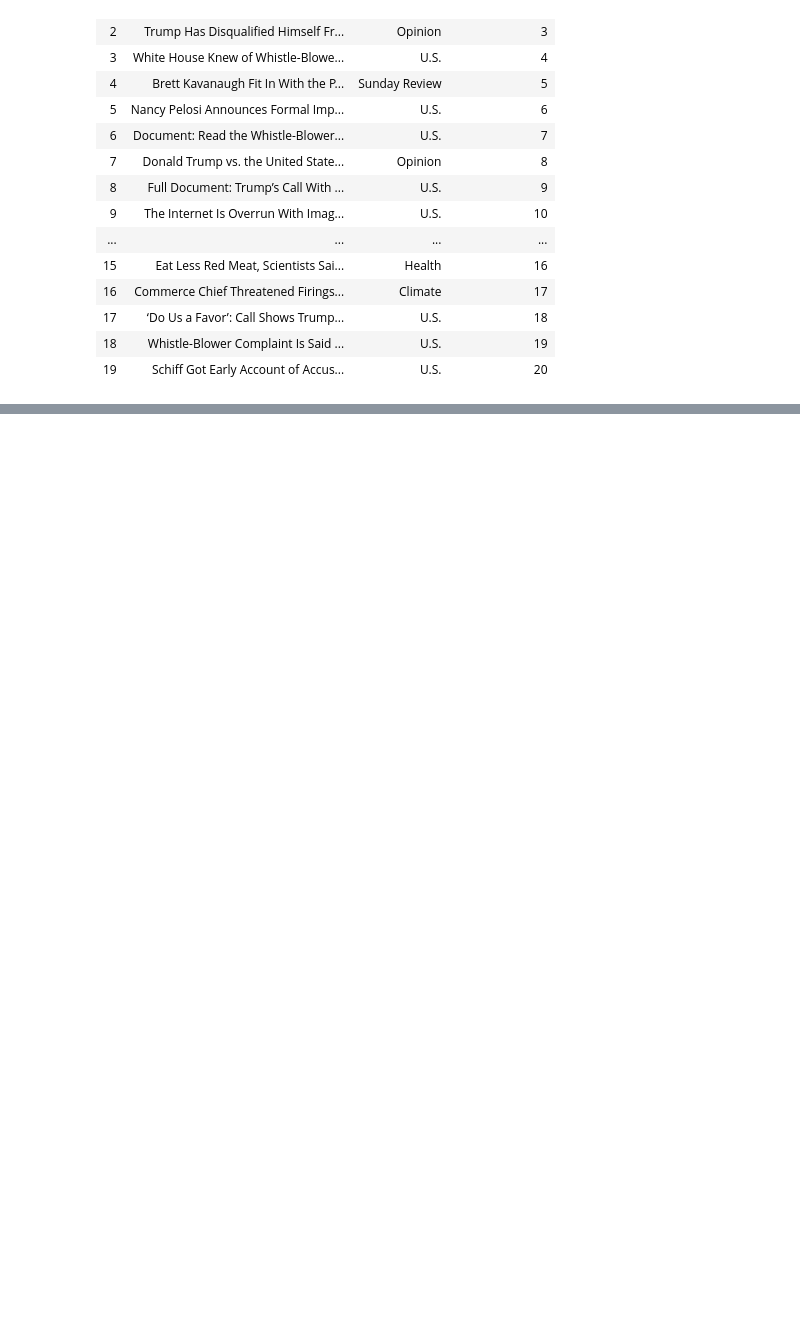
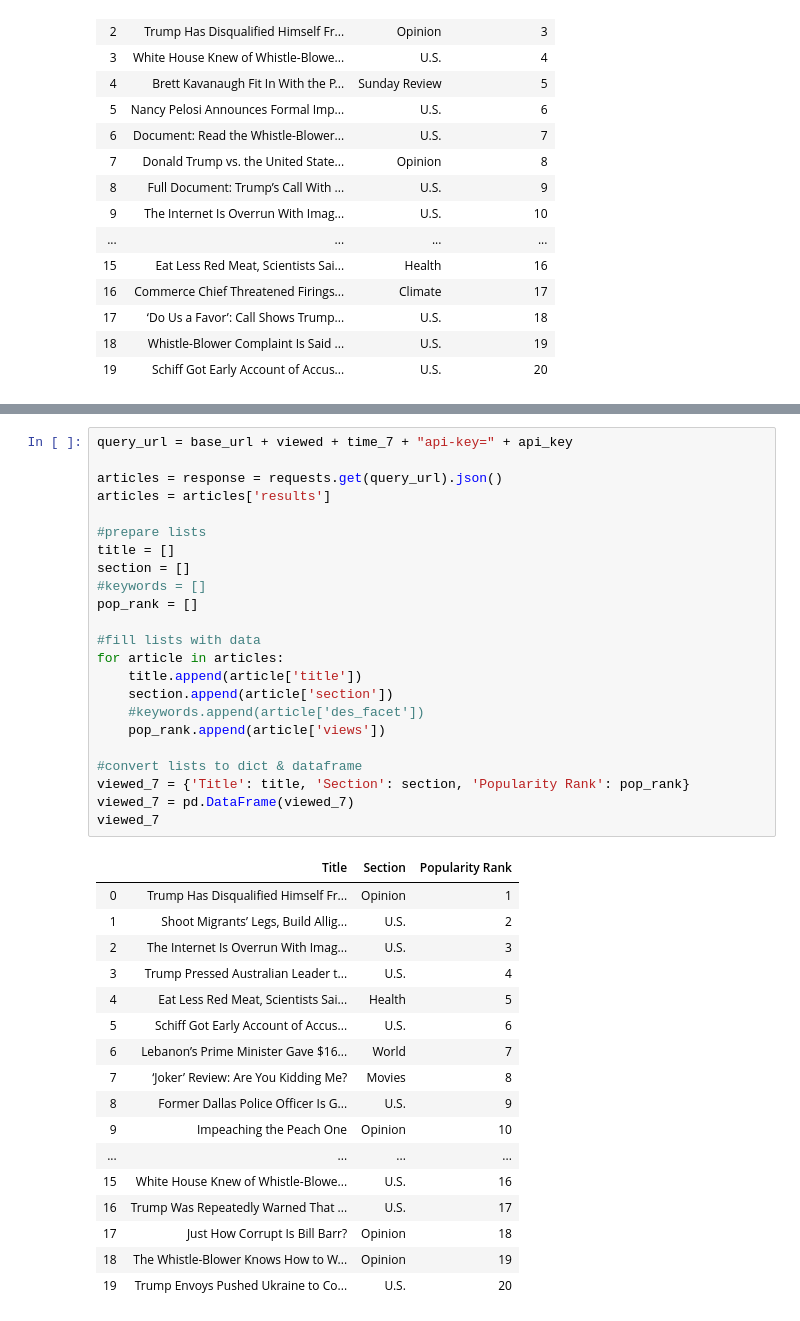
Before and after one commit to CTRLALTAFK/NYT_Analytics, a Jupyter notebook: Jacobs_NB.ipynb, the cells around one changed output, grey strips where cells are left out. Drawn from its saved outputs; the diff is of its cells as text; blank space fills up the shorter version.

```diff
--- a/Jacobs_NB.ipynb
+++ b/Jacobs_NB.ipynb
@@ -93,3 +87,44 @@ section_pop.plot(kind = "bar")
 # %% [output]
 <matplotlib.axes._subplots.AxesSubplot at 0x...>
 [figure]
+# %%
+query_url = base_url + viewed + time_7 + "api-key=" + api_key
+
+articles = response = requests.get(query_url).json()
+articles = articles['results']
+
+#prepare lists
+title = []
+section = []
+#keywords = []
+pop_rank = []
+
+#fill lists with data
+for article in articles:
+    title.append(article['title'])
+    section.append(article['section'])
+    #keywords.append(article['des_facet'])
+    pop_rank.append(article['views'])
+
+#convert lists to dict & dataframe
+viewed_7 = {'Title': title, 'Section': section, 'Popularity Rank': pop_rank}
+viewed_7 = pd.DataFrame(viewed_7)
+viewed_7
+# %% [output]
+|  | Title | Section | Popularity Rank |
+| 0 | Trump Has Disqualified Himself Fr... | Opinion | 1 |
+| 1 | Shoot Migrants’ Legs, Build Allig... | U.S. | 2 |
+| 2 | The Internet Is Overrun With Imag... | U.S. | 3 |
+| 3 | Trump Pressed Australian Leader t... | U.S. | 4 |
+| 4 | Eat Less Red Meat, Scientists Sai... | Health | 5 |
+| 5 | Schiff Got Early Account of Accus... | U.S. | 6 |
+| 6 | Lebanon’s Prime Minister Gave $16... | World | 7 |
+| 7 | ‘Joker’ Review: Are You Kidding Me? | Movies | 8 |
+| 8 | Former Dallas Police Officer Is G... | U.S. | 9 |
+| 9 | Impeaching the Peach One | Opinion | 10 |
+| ... | ... | ... | ... |
+| 15 | White House Knew of Whistle-Blowe... | U.S. | 16 |
+| 16 | Trump Was Repeatedly Warned That ... | U.S. | 17 |
+| 17 | Just How Corrupt Is Bill Barr? | Opinion | 18 |
+| 18 | The Whistle-Blower Knows How to W... | Opinion | 19 |
+| 19 | Trump Envoys Pushed Ukraine to Co... | U.S. | 20 |
```
Also changed, not shown: parts of 3 cells of this notebook.
